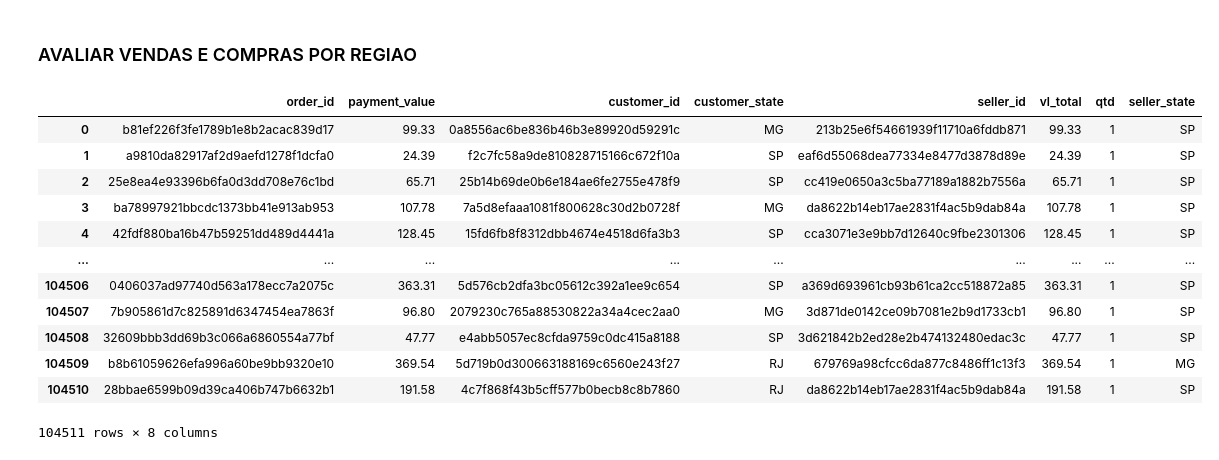
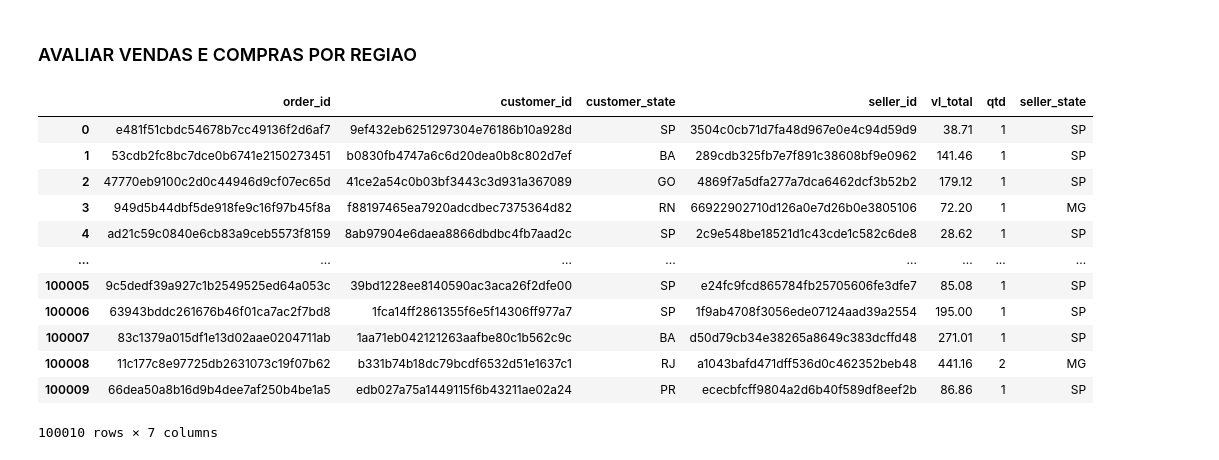
Before and after one commit to Andre-do-Amaral/tcc, a Jupyter notebook: Analise_EDA.ipynb, the cells around one changed output. Drawn from its saved outputs; the diff is of its cells as text; code cells hidden in the pictures.

```diff
--- a/Analise_EDA.ipynb
+++ b/Analise_EDA.ipynb
@@ -409,37 +409,38 @@ df = con7.merge(location_data.rename(columns = {'geolocation_zip_code_prefix':
 ### AVALIAR VENDAS E COMPRAS POR REGIAO
 # %%
 ### CONSTRUIR DF
-pedido_preco = payment_type[['order_id', 'payment_value']].merge(order_info[['order_id', 'customer_id']], on = 'order_id', how = 'inner')
-aux = customer_data[['customer_id', 'customer_state']]
+#pedido_preco = payment_type[['order_id', 'payment_value']].merge(order_info[['order_id', 'customer_id']], on = 'order_id', how = 'inner')
+aux_1 = order_info[['order_id', 'customer_id']]
+aux_2 = customer_data[['customer_id', 'customer_state']]
 
-ped_pre_cust = pedido_preco.merge(aux, on = 'customer_id', how = 'inner')
+ped_pre_cust = aux_1.merge(aux_2, on = 'customer_id', how = 'inner')
 order_items['vl_total'] = order_items['price'] + order_items['freight_value']
 order_items_agg = (
     order_items
     .groupby(['seller_id', 'order_id'])
     .agg(vl_total=('vl_total', 'sum'),
          qtd=('vl_total', 'count'))
     .reset_index()
 )
 
 order_items_seller = order_items_agg.merge(loc_seller_info[['seller_id', 'seller_state']], on ='seller_id', how = 'inner')
 ped_preco_consumidor_vend = ped_pre_cust.merge(order_items_seller, on = 'order_id', how = 'inner')
 
 display(ped_preco_consumidor_vend)
 # %% [output]
-|  | order_id | payment_value | customer_id | customer_state | seller_id | vl_total | qtd | seller_state |
-| 0 | b81ef226f3fe1789b1e8b2acac839d17 | 99.33 | 0a8556ac6be836b46b3e89920d59291c | MG | 213b25e6f54661939f11710a6fddb871 | 99.33 | 1 | SP |
-| 1 | a9810da82917af2d9aefd1278f1dcfa0 | 24.39 | f2c7fc58a9de810828715166c672f10a | SP | eaf6d55068dea77334e8477d3878d89e | 24.39 | 1 | SP |
-| 2 | 25e8ea4e93396b6fa0d3dd708e76c1bd | 65.71 | 25b14b69de0b6e184ae6fe2755e478f9 | SP | cc419e0650a3c5ba77189a1882b7556a | 65.71 | 1 | SP |
-| 3 | ba78997921bbcdc1373bb41e913ab953 | 107.78 | 7a5d8efaaa1081f800628c30d2b0728f | MG | da8622b14eb17ae2831f4ac5b9dab84a | 107.78 | 1 | SP |
-| 4 | 42fdf880ba16b47b59251dd489d4441a | 128.45 | 15fd6fb8f8312dbb4674e4518d6fa3b3 | SP | cca3071e3e9bb7d12640c9fbe2301306 | 128.45 | 1 | SP |
-| ... | ... | ... | ... | ... | ... | ... | ... | ... |
-| 104506 | 0406037ad97740d563a178ecc7a2075c | 363.31 | 5d576cb2dfa3bc05612c392a1ee9c654 | SP | a369d693961cb93b61ca2cc518872a85 | 363.31 | 1 | SP |
-| 104507 | 7b905861d7c825891d6347454ea7863f | 96.80 | 2079230c765a88530822a34a4cec2aa0 | MG | 3d871de0142ce09b7081e2b9d1733cb1 | 96.80 | 1 | SP |
-| 104508 | 32609bbb3dd69b3c066a6860554a77bf | 47.77 | e4abb5057ec8cfda9759c0dc415a8188 | SP | 3d621842b2ed28e2b474132480edac3c | 47.77 | 1 | SP |
-| 104509 | b8b61059626efa996a60be9bb9320e10 | 369.54 | 5d719b0d300663188169c6560e243f27 | RJ | 679769a98cfcc6da877c8486ff1c13f3 | 369.54 | 1 | MG |
-| 104510 | 28bbae6599b09d39ca406b747b6632b1 | 191.58 | 4c7f868f43b5cff577b0becb8c8b7860 | RJ | da8622b14eb17ae2831f4ac5b9dab84a | 191.58 | 1 | SP |
+|  | order_id | customer_id | customer_state | seller_id | vl_total | qtd | seller_state |
+| 0 | e481f51cbdc54678b7cc49136f2d6af7 | 9ef432eb6251297304e76186b10a928d | SP | 3504c0cb71d7fa48d967e0e4c94d59d9 | 38.71 | 1 | SP |
+| 1 | 53cdb2fc8bc7dce0b6741e2150273451 | b0830fb4747a6c6d20dea0b8c802d7ef | BA | 289cdb325fb7e7f891c38608bf9e0962 | 141.46 | 1 | SP |
+| 2 | 47770eb9100c2d0c44946d9cf07ec65d | 41ce2a54c0b03bf3443c3d931a367089 | GO | 4869f7a5dfa277a7dca6462dcf3b52b2 | 179.12 | 1 | SP |
+| 3 | 949d5b44dbf5de918fe9c16f97b45f8a | f88197465ea7920adcdbec7375364d82 | RN | 66922902710d126a0e7d26b0e3805106 | 72.20 | 1 | MG |
+| 4 | ad21c59c0840e6cb83a9ceb5573f8159 | 8ab97904e6daea8866dbdbc4fb7aad2c | SP | 2c9e548be18521d1c43cde1c582c6de8 | 28.62 | 1 | SP |
+| ... | ... | ... | ... | ... | ... | ... | ... |
+| 100005 | 9c5dedf39a927c1b2549525ed64a053c | 39bd1228ee8140590ac3aca26f2dfe00 | SP | e24fc9fcd865784fb25705606fe3dfe7 | 85.08 | 1 | SP |
+| 100006 | 63943bddc261676b46f01ca7ac2f7bd8 | 1fca14ff2861355f6e5f14306ff977a7 | SP | 1f9ab4708f3056ede07124aad39a2554 | 195.00 | 1 | SP |
+| 100007 | 83c1379a015df1e13d02aae0204711ab | 1aa71eb042121263aafbe80c1b562c9c | BA | d50d79cb34e38265a8649c383dcffd48 | 271.01 | 1 | SP |
+| 100008 | 11c177c8e97725db2631073c19f07b62 | b331b74b18dc79bcdf6532d51e1637c1 | RJ | a1043bafd471dff536d0c462352beb48 | 441.16 | 2 | MG |
+| 100009 | 66dea50a8b16d9b4dee7af250b4be1a5 | edb027a75a1449115f6b43211ae02a24 | PR | ececbfcff9804a2d6b40f589df8eef2b | 86.86 | 1 | SP |
-104511 rows × 8 columns
+100010 rows × 7 columns
 # %%
 ### Unir o dataframe com o de reviews pelo order_id
 
```
Also changed, not shown: parts of 11 cells of this notebook.
